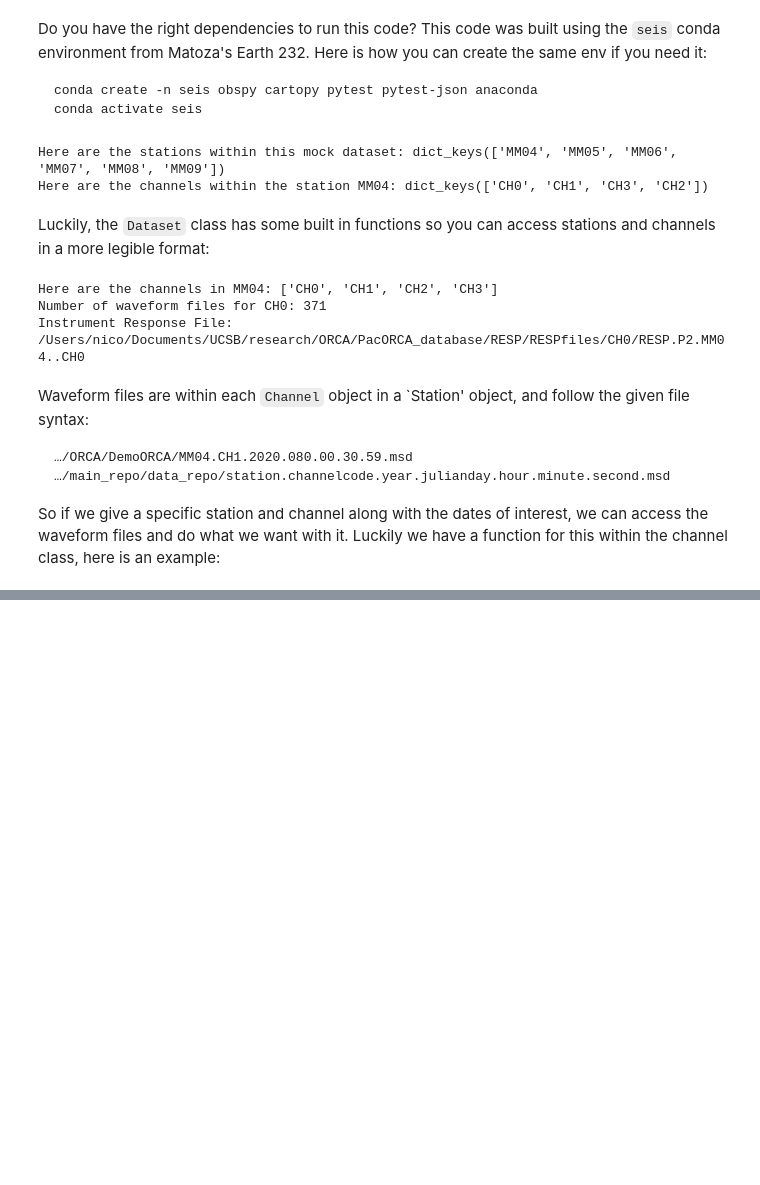
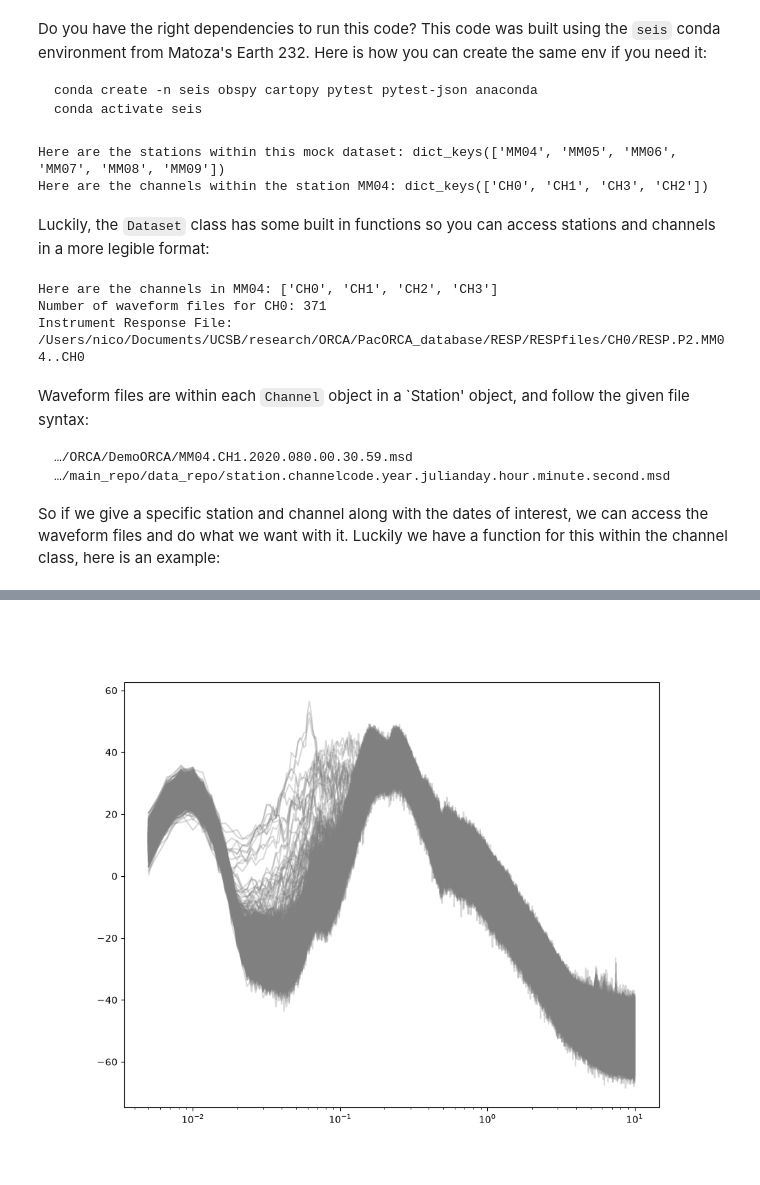
Before and after one commit to nico-valencia/LOBSTER, a Jupyter notebook: examples/example.ipynb, the cells around one changed output, grey strips where cells are left out. Cells and saved outputs as stored; diff of their text form; code cells hidden in the pictures; blank space fills up the shorter version.

Commit message:
cleaned up example notebook

```diff
--- a/examples/example.ipynb
+++ b/examples/example.ipynb
@@ -149,0 +154,84 @@ Continuing with the assigned response file.
+# %%
+# this the range of days data will be fetched for:
+start_date = UTCDateTime("2020-07-01")
+end_date = UTCDateTime("2020-07-25")
+
+# for this example, we will look at a day within the range of days from above
+# day_start_date = UTCDateTime("2020-07-21")
+# day_end_date = UTCDateTime("2020-07-22")
+
+stations = ["MM04","MM05","MM06"]
+channels = ["CH3"] #,"CH1","CH2","CH3"]
+
+# station = dataset.get_station("MM04")
+# channel = station.get_channel("CH0")
+# inventory = read_inventory(str(channel.response_file),format="RESP")
+
+plt.figure(figsize=(10,8))
+
+for station_idx in range(0,len(stations)):
+    station = dataset.get_station(stations[station_idx])
+
+    for channel_idx in range(0,len(channels)):
+        channel = station.get_channel(channels[channel_idx])
+        inventory = read_inventory(str(channel.response_file),format="RESP")
+
+        # print(f"working on {stations[station_idx]} {channels[channel_idx]}")
+
+        for day_idx in range(int((end_date - start_date) / 86400) + 1):
+            day         = start_date + (day_idx         * 86400)
+            day_before  = start_date + ((day_idx - 1)   * 86400)
+            day_after   = start_date + ((day_idx + 1)   * 86400)
+
+            # function to identify files
+            waveform_files = channel.get_waveform_files(
+                    starttime=day_before,
+                    endtime=day_after)
+
+            # create Obspy Stream object and merge the datasets
+            stream = read(waveform_files[0])
+            for file in waveform_files[1:]:
+                stream += read(file)
+                stream.merge(method=0, fill_value=None) # add some safety precautions here
+                trace = stream[0]
+
+            # stream.print_gaps() # use this to identify gaps in the data
+            daily_data = extract_time_window(trace,starttime=day,endtime=day_after)
+
+            # remove instrument response (which automatically demeans data)
+            # note on this: demean and RR at daily level, detrend at hourly level, psd at sub hourly level
+            daily_data = remove_response(daily_data,inventory=inventory)
+
+            for hour_idx in range(int((day_after-day)/ 3600)+1)[:-1]:
+                hour        = day + (hour_idx * 3600)
+                hour_after  = day + ((hour_idx+1) * 3600)
+
+                hourly_data = extract_time_window(daily_data,starttime=hour,endtime=hour_after)
+
+                hourly_psds = []
+
+                # print(f"working on {stations[station_idx]} {channels[channel_idx]} date {str(day)} hour {str(hour)}")
+
+
+                for windowed_data in sliding_windows(hourly_data,window_minutes=10):
+
+                    windowed_data.detrend("linear")
+                    psd = calculate_psd(windowed_data,
+                                sampling_rate=windowed_data.stats.sampling_rate,
+                                min_frequency=0.005,
+                                max_frequency=10.0)
+
+                    frequency = psd[0]
+                    hourly_psds.append(psd[1])
+
+                hourly_psds = np.array(hourly_psds)
+                median_psd = np.median(hourly_psds, axis=0)
+
+                median_psd_db = 10*np.log10(median_psd)
+                plt.semilogx(frequency,median_psd_db,c='grey',alpha=0.3)
+
+plt.show()
+
+
+print(median_psd.nbytes)
+# %% [output]
@@ -149,0 +255 @@ Continuing with the assigned response file.
+[figure, added]
```
Also changed, not shown: parts of 3 cells of this notebook, 1 other file.
